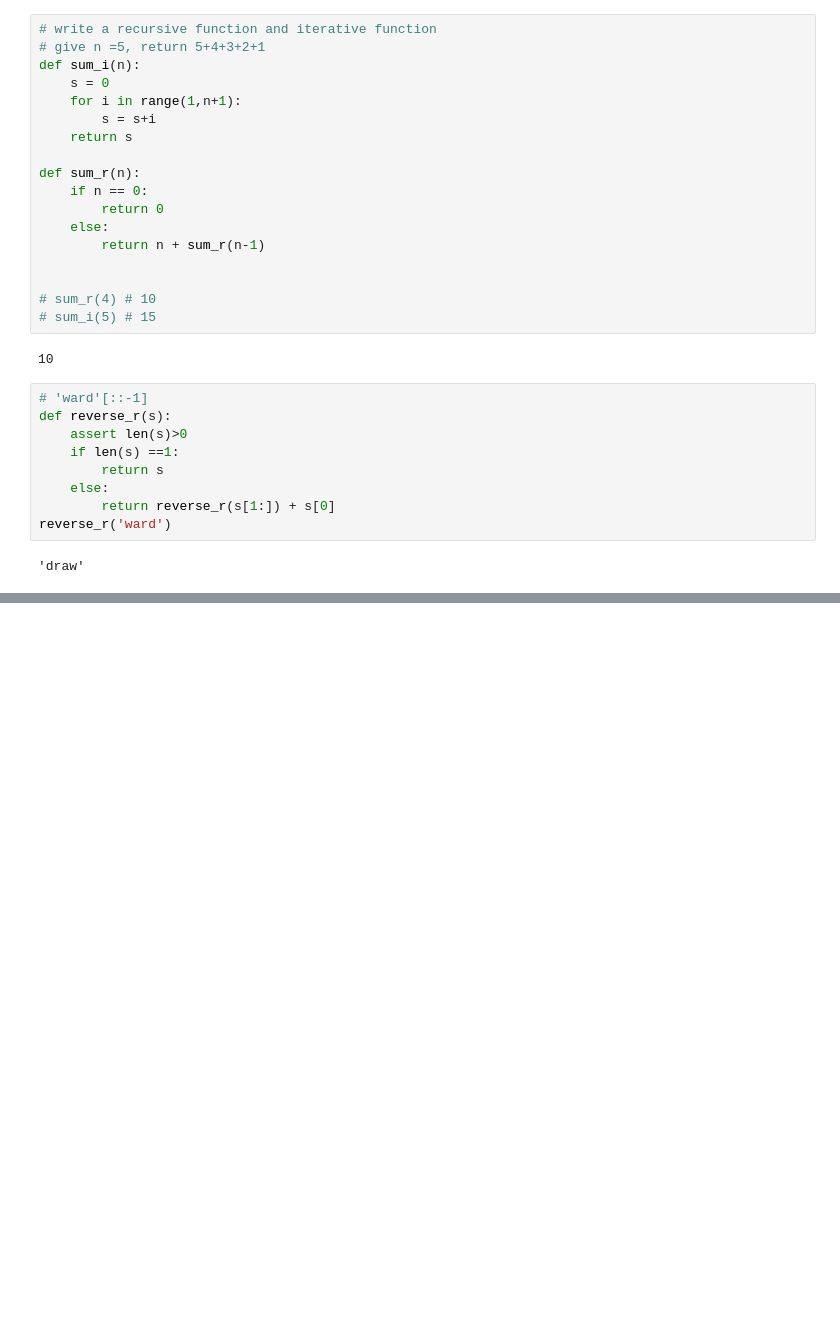
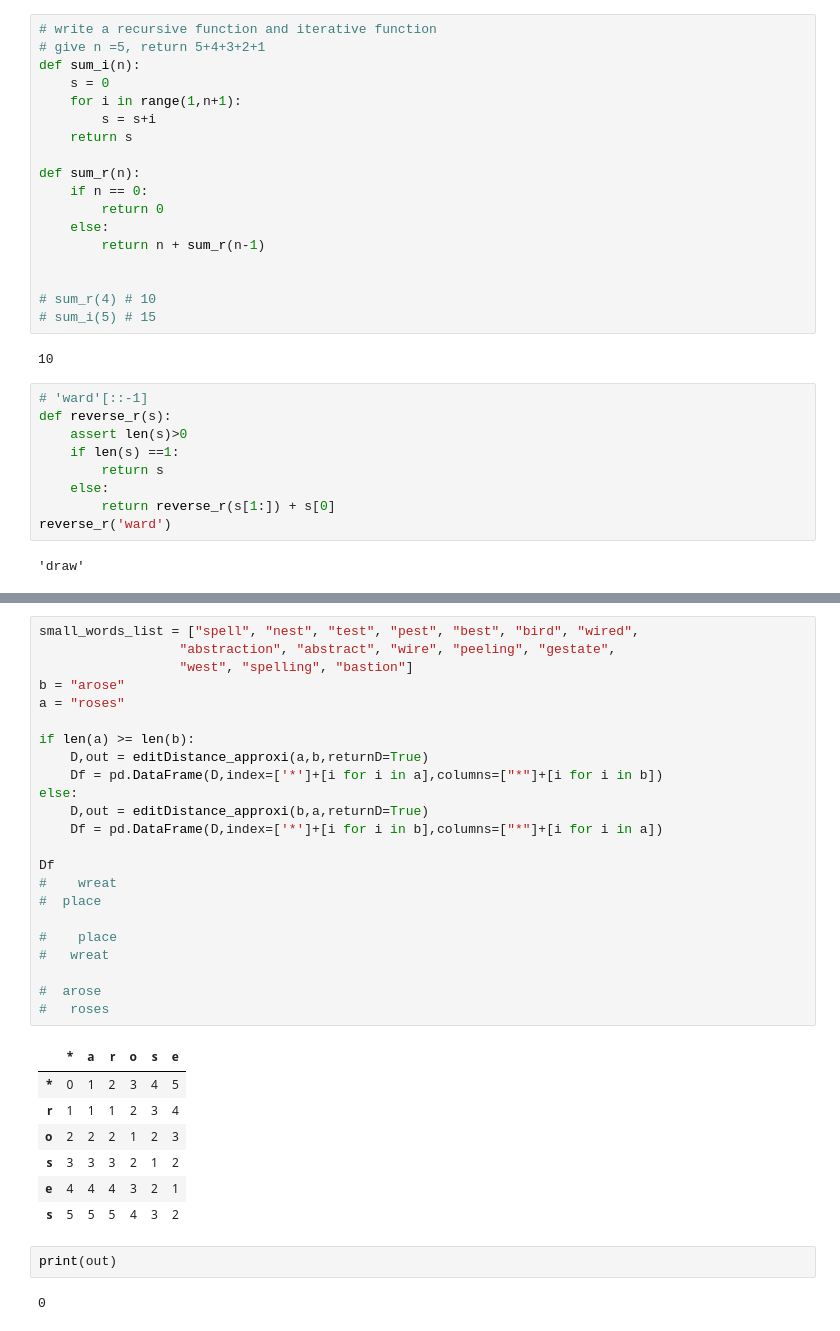
Before and after one commit to CS0000/CS61A-HW-notes-projects, a Jupyter notebook: disc and code draft.ipynb, the cells around one changed output, grey strips where cells are left out. Saved outputs shown, nothing was run; the diff lists cells and outputs as text; blank space fills up the shorter version.

```diff
--- a/disc and code draft.ipynb
+++ b/disc and code draft.ipynb
@@ -613,0 +758,35 @@ reverse_r('ward')
+# %%
+small_words_list = ["spell", "nest", "test", "pest", "best", "bird", "wired",
+                  "abstraction", "abstract", "wire", "peeling", "gestate",
+                  "west", "spelling", "bastion"]
+b = "arose"
+a = "roses"
+
+if len(a) >= len(b):
+    D,out = editDistance_approxi(a,b,returnD=True)
+    Df = pd.DataFrame(D,index=['*']+[i for i in a],columns=["*"]+[i for i in b])
+else:
+    D,out = editDistance_approxi(b,a,returnD=True)
+    Df = pd.DataFrame(D,index=['*']+[i for i in b],columns=["*"]+[i for i in a])
+
+Df
+#    wreat
+#  place
+
+#    place
+#   wreat
+
+#  arose
+#   roses
+# %% [output]
+|  | * | a | r | o | s | e |
+| * | 0 | 1 | 2 | 3 | 4 | 5 |
+| r | 1 | 1 | 1 | 2 | 3 | 4 |
+| o | 2 | 2 | 2 | 1 | 2 | 3 |
+| s | 3 | 3 | 3 | 2 | 1 | 2 |
+| e | 4 | 4 | 4 | 3 | 2 | 1 |
+| s | 5 | 5 | 5 | 4 | 3 | 2 |
+# %%
+print(out)
+# %% [output]
+0
```
Also changed, not shown: parts of 14 cells of this notebook, 53 other files.
